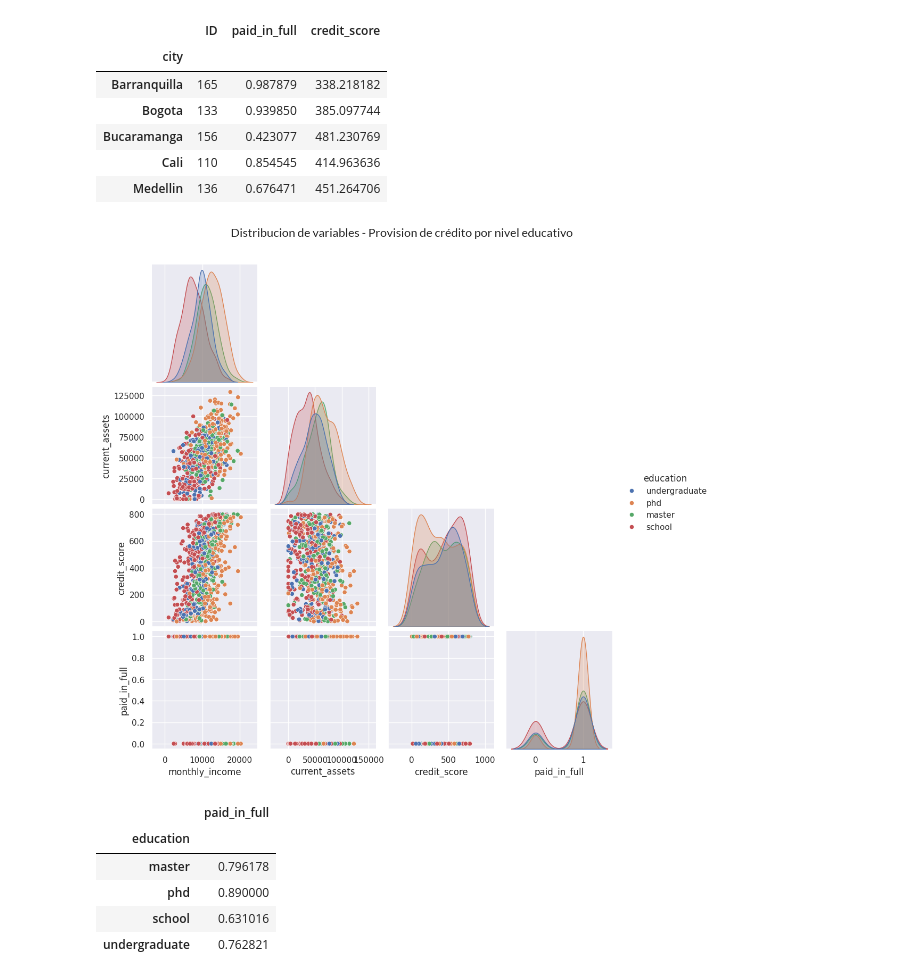
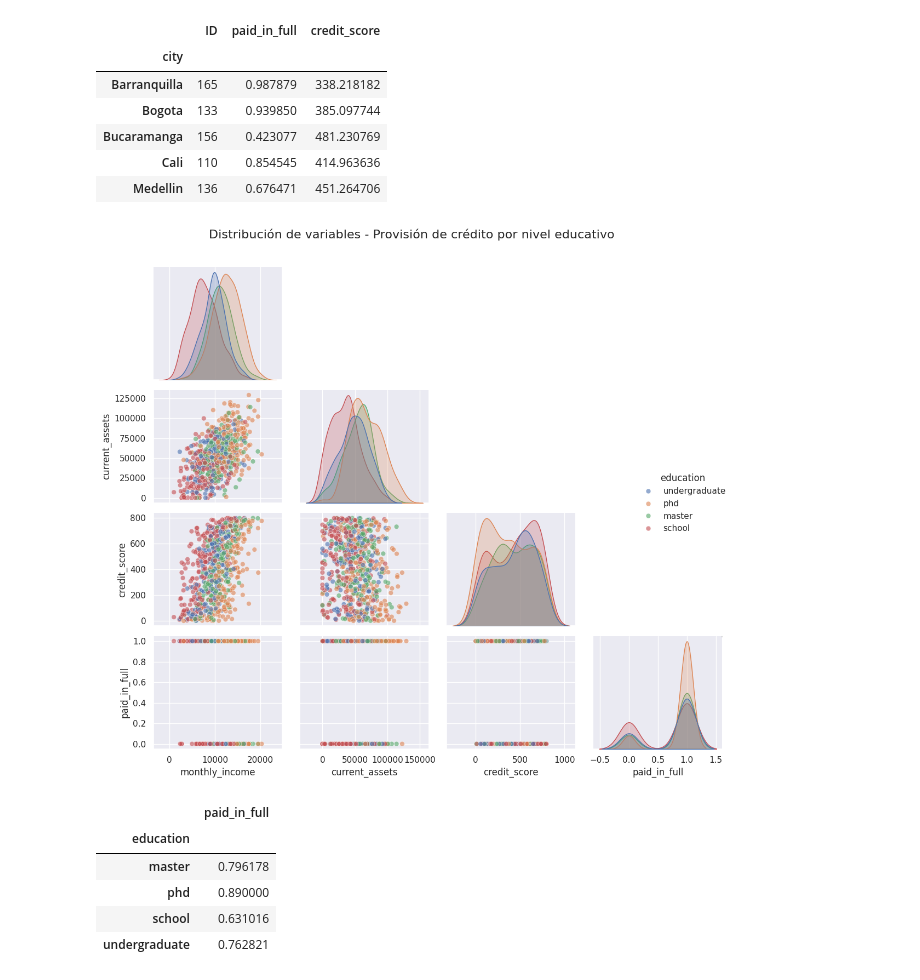
Before and after one commit to santiagoahl/risk-model-for-credit-loans, a Jupyter notebook: notebooks/predict_risk.ipynb, the cells around one changed output. Drawn from its saved outputs; the diff is of its cells as text; code cells hidden in the pictures.

Commit message:
modify EDA charts fontsizes

```diff
--- a/notebooks/predict_risk.ipynb
+++ b/notebooks/predict_risk.ipynb
@@ -106,12 +122,25 @@ city_df
 | Cali | 110 | 0.854545 | 414.963636 |
 | Medellin | 136 | 0.676471 | 451.264706 |
 # %%
-sns.pairplot(data=df[['education', 'monthly_income', 'current_assets','credit_score', 'Monto', 'paid_in_full', 'loss']], corner=True, hue="education")
-plt.suptitle("Distribucion de variables - Provision de crédito por nivel educativo", fontsize=16, fontproperties=lato_font, y=1.05)
-plt.savefig("../images/education_level_loans.png", format="png")
+g = sns.pairplot(
+    data=df[['education', 'monthly_income', 'current_assets', 'credit_score', 'Monto', 'paid_in_full', 'loss']],
+    corner=True,
+    hue="education",
+    plot_kws={'alpha': 0.6, 's': 40}
+)
+
+g.fig.suptitle(
+    "Distribución de variables - Provisión de crédito por nivel educativo",
+    fontsize=16,
+    y=1.02
+)
+
+g.fig.tight_layout()
+g.fig.subplots_adjust(top=0.95)
+g.savefig("../images/education_level_loans.png", format="png", dpi=300)
 plt.show()
 # %% [output]
-[figure, old version]
+[figure, new version]
 # %%
 # correlation between education level and loan success
 df[["education", "paid_in_full"]].groupby("education").mean()
```
Also changed, not shown: parts of 4 cells of this notebook, 4 other files.
